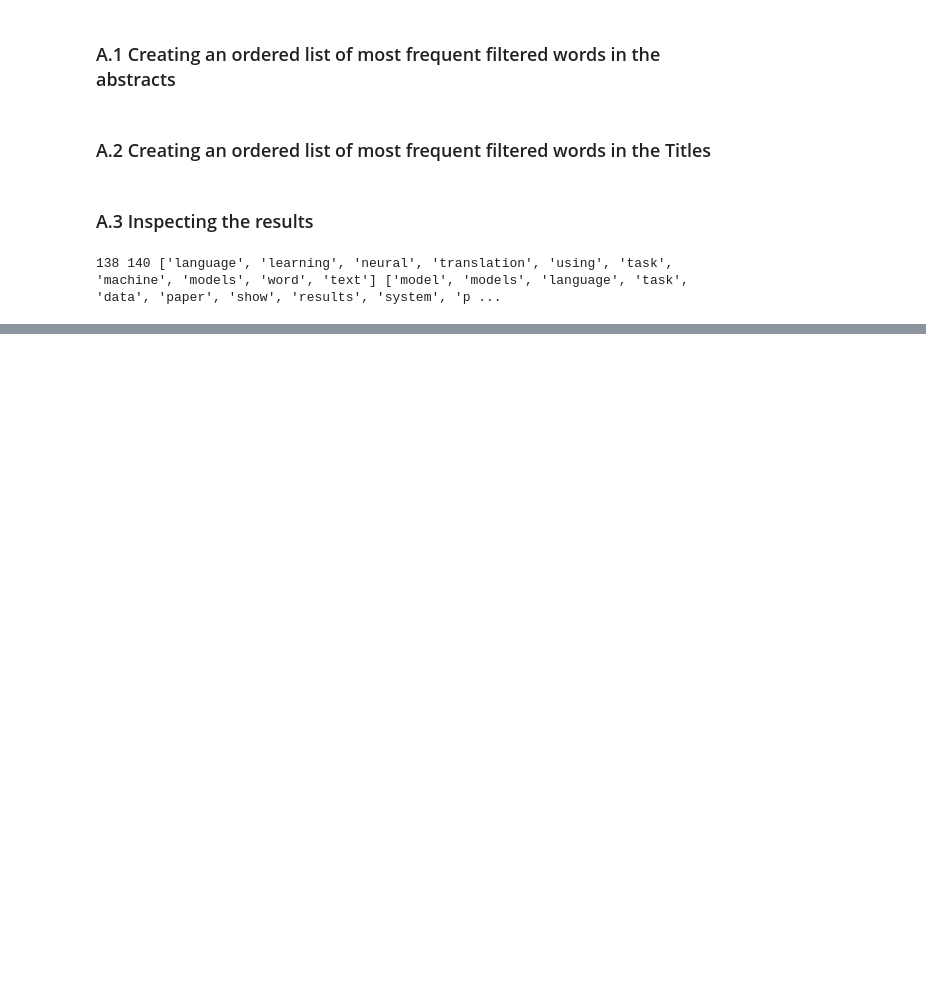
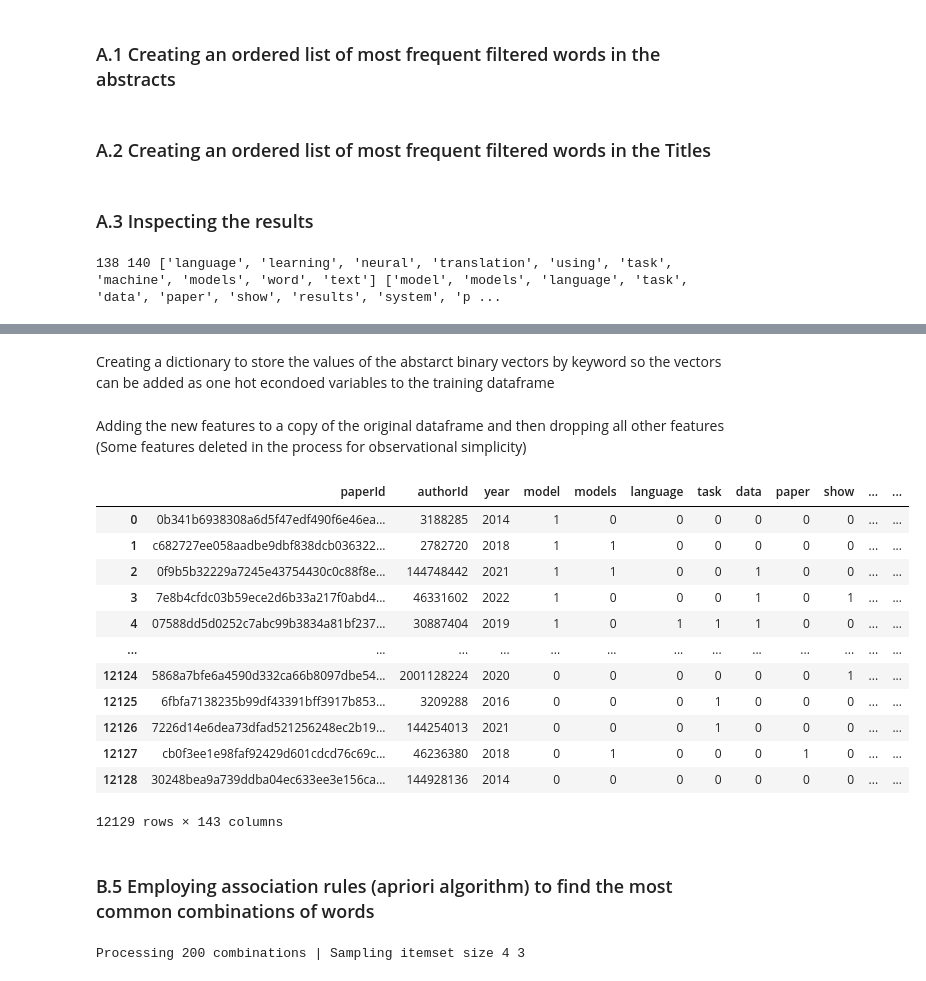
Before and after one commit to betoel/ML_Challenge_group-_41, a Jupyter notebook: Feature_engineering.ipynb, the cells around one changed output, grey strips where cells are left out. Saved outputs shown, nothing was run; the diff lists cells and outputs as text; code cells hidden in the pictures; blank space fills up the shorter version.

Commit message:
keywords_and_assoc_rules

```diff
--- a/Feature_engineering.ipynb
+++ b/Feature_engineering.ipynb
@@ -201,0 +146,17 @@ train_df_raw
+# %%
+#zero_titles = np.zeros(len(orderedListTitles))
+freq_counter_title = {}
+freq_counter_abstract = {}
+
+#frequency dictionary to store appearences of keyowrds (titles)
+def reset_freq_vectors():
+    '''
+    Function to reset the values of the frequency dictionaries that generate the vectors for titles and abstracts
+    '''
+    for i in orderedListTitles:
+        freq_counter_title[i] = 0
+    for i in orderedListAbstracts:
+        freq_counter_abstract[i] = 0
+    #print("freq. vectors succesfully reseted")
+
+reset_freq_vectors()
@@ -201,0 +305,43 @@ train_df_raw
+# %%
+one_hot_dict = {}
+for i in range(len(freq_vector_abstract.get(0))):
+
+    circumstantial_list = []
+    for e in freq_vector_abstract.keys():
+        circumstantial_list.append(freq_vector_abstract.get(e)[i])
+    one_hot_dict[i] = circumstantial_list
+# %% [markdown]
+Creating a dictionary to store the values of the abstarct binary vectors by keyword so the vectors can be added as one hot econdoed variables to the training dataframe
+# %%
+one_hot_dict_binary = {}
+for i in range(len(binary_vector_abstract.get(0))):
+
+    circumstantial_list = []
+    for e in binary_vector_abstract.keys():
+        circumstantial_list.append(binary_vector_abstract.get(e)[i])
+    one_hot_dict_binary[i] = circumstantial_list
+# %% [markdown]
+Adding the new features to a copy of the original dataframe and then dropping all other features (Some features deleted in the process for observational simplicity)
+# %%
+one_hot_abstract_df = train_df_raw.copy()
+
+for i in range(len(freq_vector_abstract.get(0))):
+    one_hot_abstract_df[orderedListAbstracts[i]] = one_hot_dict_binary.get(i)
+# %%
+one_hot_abstract_df.drop(['title', 'abstract', 'venue', 'authorName'], axis=1)
+# %% [output]
+|  | paperId | authorId | year | model | models | language | task | data | paper | show | ... | ... |
+| 0 | 0b341b6938308a6d5f47edf490f6e46ea... | 3188285 | 2014 | 1 | 0 | 0 | 0 | 0 | 0 | 0 | ... | ... |
+| 1 | c682727ee058aadbe9dbf838dcb036322... | 2782720 | 2018 | 1 | 1 | 0 | 0 | 0 | 0 | 0 | ... | ... |
+| 2 | 0f9b5b32229a7245e43754430c0c88f8e... | 144748442 | 2021 | 1 | 1 | 0 | 0 | 1 | 0 | 0 | ... | ... |
+| 3 | 7e8b4cfdc03b59ece2d6b33a217f0abd4... | 46331602 | 2022 | 1 | 0 | 0 | 0 | 1 | 0 | 1 | ... | ... |
+| 4 | 07588dd5d0252c7abc99b3834a81bf237... | 30887404 | 2019 | 1 | 0 | 1 | 1 | 1 | 0 | 0 | ... | ... |
+| ... | ... | ... | ... | ... | ... | ... | ... | ... | ... | ... | ... | ... |
+| 12124 | 5868a7bfe6a4590d332ca66b8097dbe54... | 2001128224 | 2020 | 0 | 0 | 0 | 0 | 0 | 0 | 1 | ... | ... |
+| 12125 | 6fbfa7138235b99df43391bff3917b853... | 3209288 | 2016 | 0 | 0 | 0 | 1 | 0 | 0 | 0 | ... | ... |
+| 12126 | 7226d14e6dea73dfad521256248ec2b19... | 144254013 | 2021 | 0 | 0 | 0 | 1 | 0 | 0 | 0 | ... | ... |
+| 12127 | cb0f3ee1e98faf92429d601cdcd76c69c... | 46236380 | 2018 | 0 | 1 | 0 | 0 | 0 | 1 | 0 | ... | ... |
+| 12128 | 30248bea9a739ddba04ec633ee3e156ca... | 144928136 | 2014 | 0 | 0 | 0 | 0 | 0 | 0 | 0 | ... | ... |
+12129 rows × 143 columns
+# %% [markdown]
+### B.5 Employing association rules (apriori algorithm) to find the most common combinations of words
@@ -201,0 +351,4 @@ train_df_raw
+# %%
+assoc_show = apriori(assoc_rule_df_lean, min_support = 0.05, use_colnames = True, verbose = 1)
+# %% [output]
+Processing 200 combinations | Sampling itemset size 4 3
```
Also changed, not shown: parts of 33 cells of this notebook, 5 other files.
